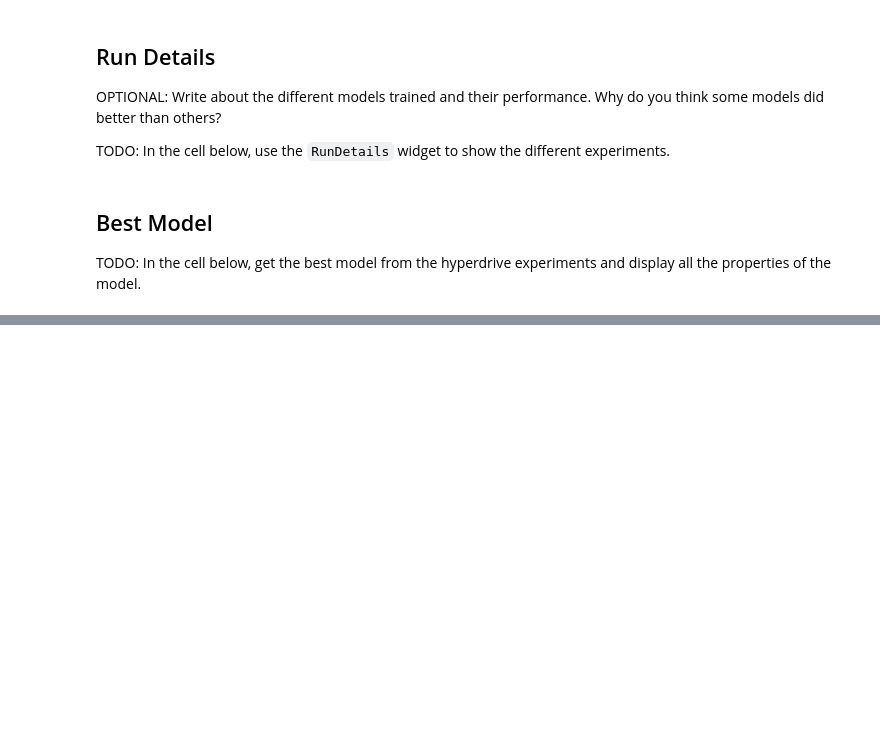
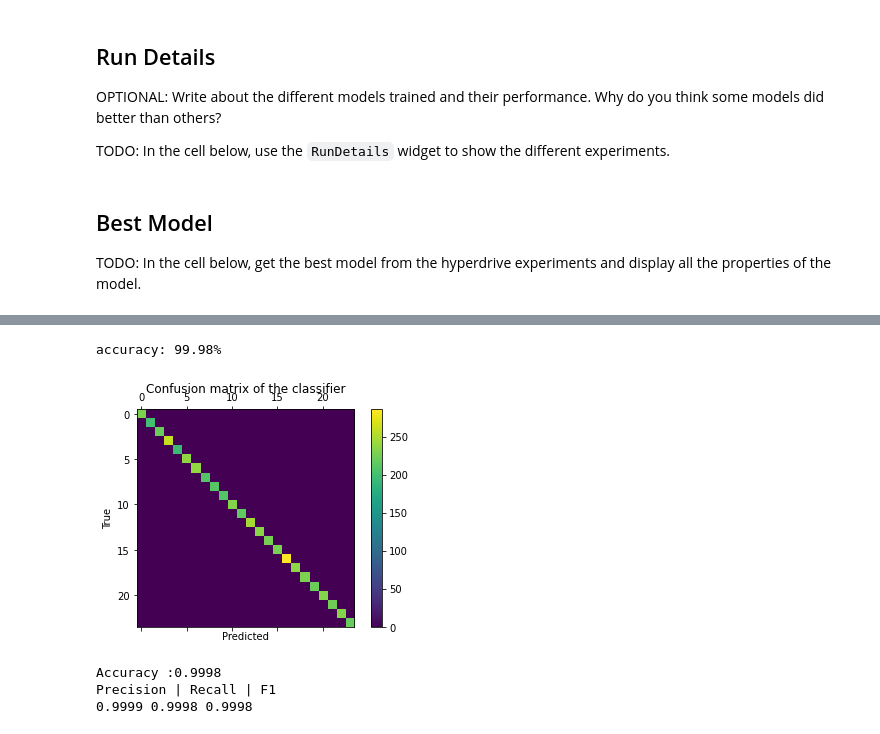
Before and after one commit to emanbuc/ASL-Recognition-Deep-Learning, a Jupyter notebook: notebooks/hyperparameter_tuning.ipynb, the cells around one changed output, grey strips where cells are left out. Cells and saved outputs as stored; diff of their text form; code cells hidden in the pictures; blank space fills up the shorter version.

Commit message:
docs: keras model evaluation

```diff
--- a/notebooks/hyperparameter_tuning.ipynb
+++ b/notebooks/hyperparameter_tuning.ipynb
@@ -206,0 +237,8 @@ model = best_run.register_model(model_name='mnist_model.hdf5', model_path='./out
+# %%
+# load and evaluate a saved model
+from tensorflow.keras.models import load_model
+
+# load model
+model = load_model('./mnist_model.hdf5')
+# summarize model.
+model.summary()
@@ -206,0 +266,34 @@ model = best_run.register_model(model_name='mnist_model.hdf5', model_path='./out
+# %%
+score = model.evaluate(X_val, y_val, verbose=0)
+print("%s: %.2f%%" % (model.metrics_names[1], score[1]*100))
+# %% [output]
+accuracy: 99.98%
+# %%
+y_pred = model.predict(X_val)
+y_pred = np.argmax(y_pred, axis =1)
+y_val = np.argmax(y_val, axis =1)
+# %%
+from sklearn.metrics import confusion_matrix, plot_confusion_matrix
+from sklearn.metrics import accuracy_score
+from sklearn.metrics import precision_recall_fscore_support
+import matplotlib.pyplot as plt
+
+cm = confusion_matrix(y_val, y_pred)
+fig = plt.figure()
+ax = fig.add_subplot(111)
+cax = ax.matshow(cm)
+plt.title('Confusion matrix of the classifier')
+fig.colorbar(cax)
+
+plt.xlabel('Predicted')
+plt.ylabel('True')
+plt.show()
+print("Accuracy :" + str(round(accuracy_score(y_val, y_pred),4)))
+p, r, f, s = precision_recall_fscore_support(y_val, y_pred, average='macro')
+print("Precision | Recall | F1 ")
+print(round(p,4),round(r,4),round(f,4))
+# %% [output]
+[figure, added]
+Accuracy :0.9998
+Precision | Recall | F1
+0.9999 0.9998 0.9998
```
Also changed, not shown: parts of 11 cells of this notebook, 2 other files.
